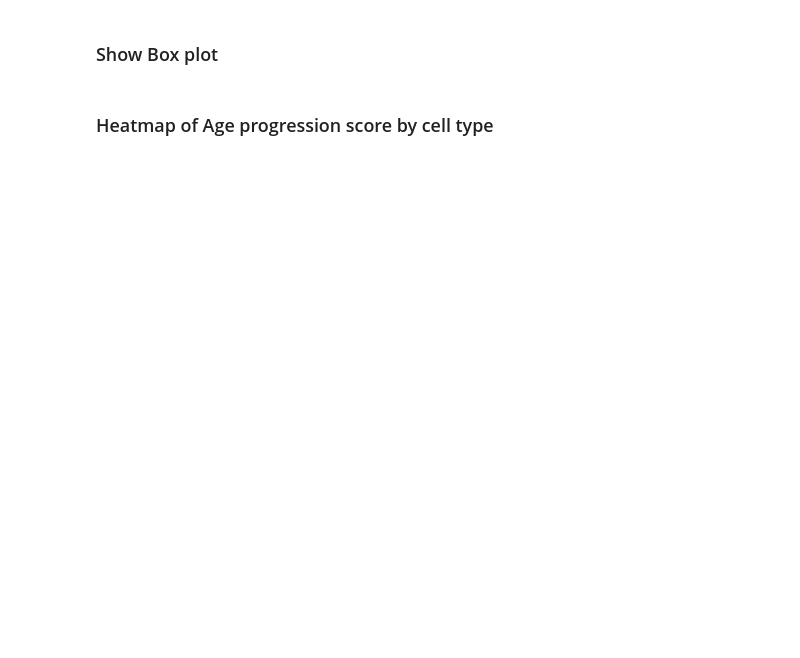
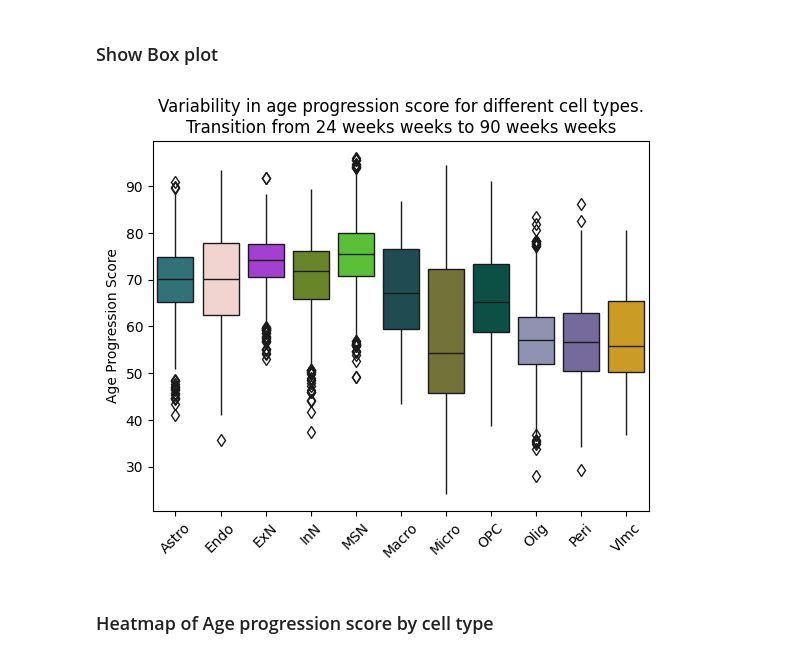
Before and after one commit to anupbhowmik/promt, a Jupyter notebook: downstream_analysis.ipynb, the cells around one changed output. Cells and saved outputs as stored; diff of their text form; code cells hidden in the pictures; blank space fills up the shorter version.

```diff
--- a/downstream_analysis.ipynb
+++ b/downstream_analysis.ipynb
@@ -409,9 +411,11 @@ sliceA, sliceB = compute_age_progression_score(sliceA_raw, sliceB_raw, data1, da
 ### Show Box plot
 # %%
 
-age_start='4 weeks'
-age_end='24 weeks'
+age_start='24 weeks'
+age_end='90 weeks'
 plot_age_progression_score_boxplot(sliceA, age_start, age_end)
+# %% [output]
+[figure, added]
 # %% [markdown]
 ### Heatmap of Age progression score by cell type
 # %%
```
Also changed, not shown: parts of 6 cells of this notebook, 2 other files.
